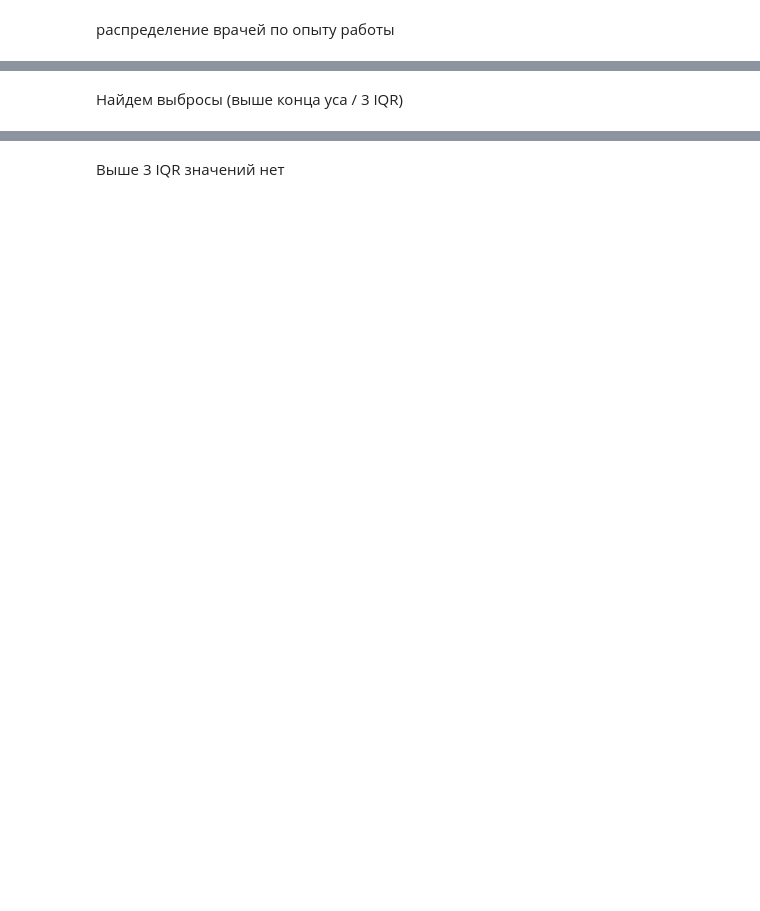
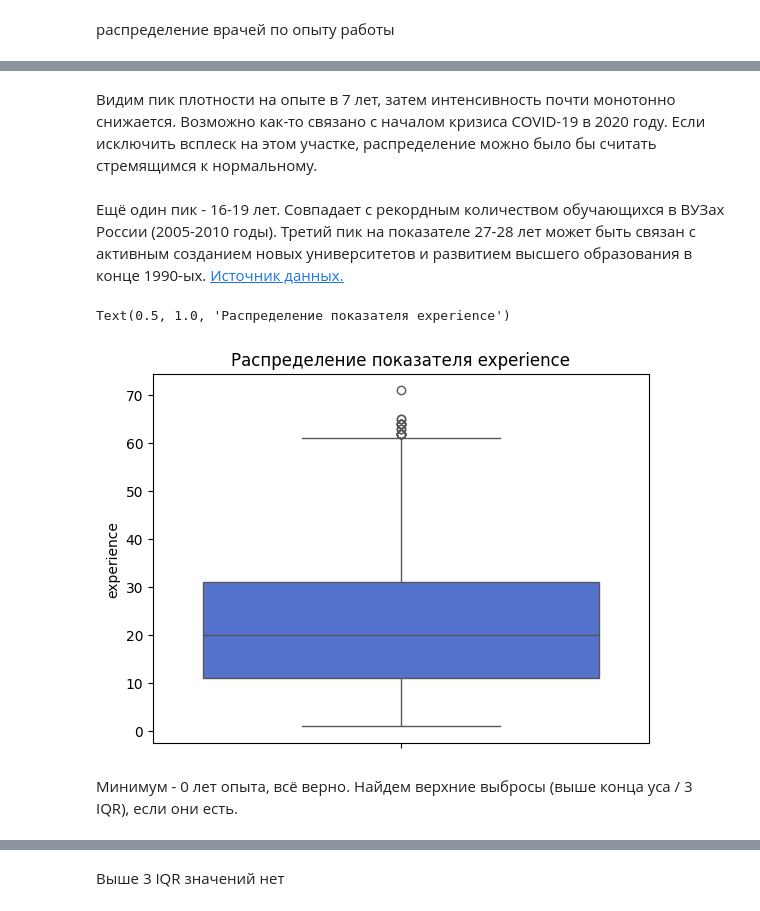
Before and after one commit to yyaroslavskiy/SkibidiDocDoc, a Jupyter notebook: eda/EDA_Doctors_1.ipynb, the cells around one changed output, grey strips where cells are left out. Cells and saved outputs as stored; diff of their text form; code cells hidden in the pictures; blank space fills up the shorter version.

```diff
--- a/eda/EDA_Doctors_1.ipynb
+++ b/eda/EDA_Doctors_1.ipynb
@@ -123,7 +250,15 @@ plt.show()
+# %% [markdown]
+Видим пик плотности на опыте в 7 лет, затем интенсивность почти монотонно снижается. Возможно как-то связано с началом кризиса COVID-19 в 2020 году. Если исключить всплеск на этом участке, распределение можно было бы считать стремящимся к нормальному.
+# %% [markdown]
+Ещё один пик - 16-19 лет. Совпадает с рекордным количеством обучающихся в ВУЗах России (2005-2010 годы). Третий пик на показателе 27-28 лет может быть связан с активным созданием новых университетов и развитием высшего образования в конце 1990-ых. [Источник данных.](https://rg.ru/2021/06/15/kolichestvo-rossiian-s-vysshim-obrazovaniem-prevysilo-31-procent.html)
 # %%
 sns.boxplot(doctors['experience'],color='royalblue')
+plt.title("Распределение показателя experience")
+# %% [output]
+Text(0.5, 1.0, 'Распределение показателя experience')
+[figure, added]
 # %% [markdown]
-Найдем выбросы (выше конца уса / 3 IQR)
+Минимум - 0 лет опыта, всё верно. Найдем верхние выбросы (выше конца уса / 3 IQR), если они есть.
 # %%
 q1 = doctors['experience'].quantile(0.25)
 q3 = doctors['experience'].quantile(0.75)
```
Also changed, not shown: parts of 24 cells of this notebook.
